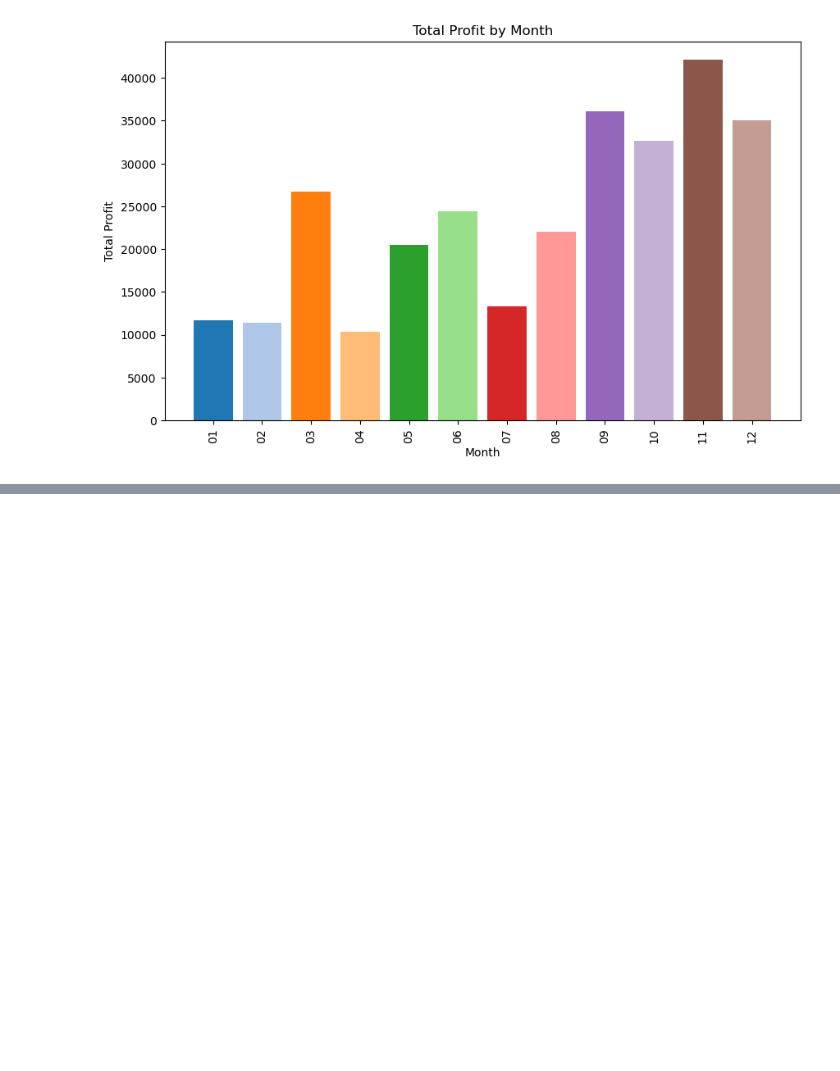
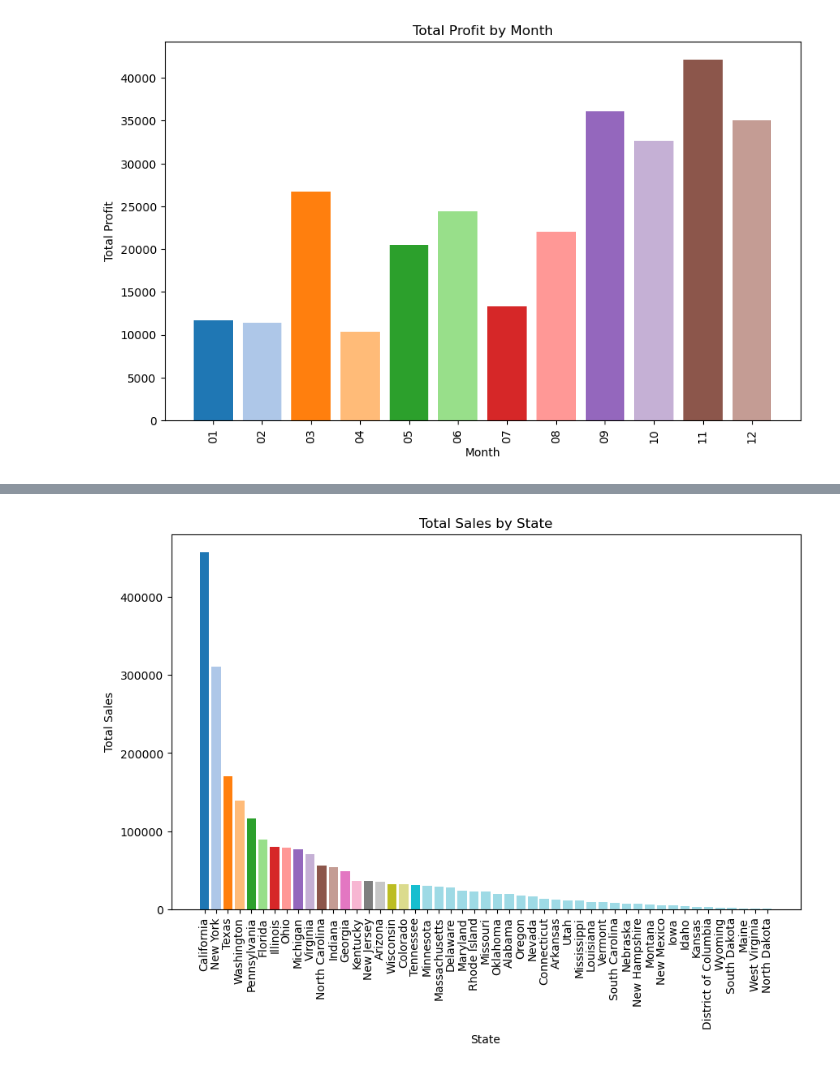
Before and after one commit to Paul-Sabin/E-Commerce, a Jupyter notebook: EDA_e-shop.ipynb, the cells around one changed output, grey strips where cells are left out. Drawn from its saved outputs; the diff is of its cells as text; code cells hidden in the pictures; blank space fills up the shorter version.

```diff
--- a/EDA_e-shop.ipynb
+++ b/EDA_e-shop.ipynb
@@ -77,0 +106,32 @@ plt.show()
+# %%
+
+
+# Execute the query
+c.execute('''
+SELECT CustomerID, ROUND(SUM(Sales),2) AS TotalSpent, COUNT(ProductID) AS ItemsBought, State
+FROM Orders
+JOIN OrderDetails ON Orders.OrderID=OrderDetails.OrderID
+JOIN Addresses ON Addresses.AddressID=Orders.AddressID
+GROUP BY Addresses.State
+ORDER BY SUM(Sales) DESC;''')
+
+# Fetch the results
+results = c.fetchall()
+
+# Convert to DataFrame
+df = pd.DataFrame(results, columns=['CustomerID', 'TotalSpent', 'ItemsBought', 'State'])
+
+# Get colors from the 'tab20' colormap
+colors = plt.colormaps.get_cmap('tab20')
+
+# Create a bar chart with 'Accent' colors
+plt.figure(figsize=(10,6))
+plt.bar(df['State'], df['TotalSpent'], color=[colors(i % 49) for i in range(len(df))])
+plt.xlabel('State')
+plt.ylabel('Total Sales')
+plt.xticks(rotation=90)
+plt.title('Total Sales by State')
+
+plt.show()
+# %% [output]
+[figure, added]
```
Also changed, not shown: parts of 4 cells of this notebook, 1 other file.
